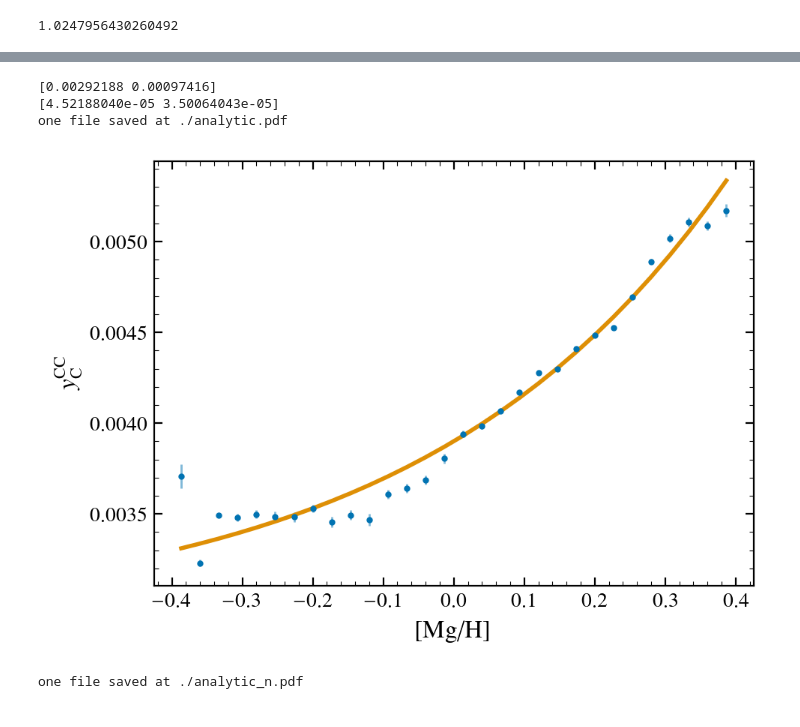
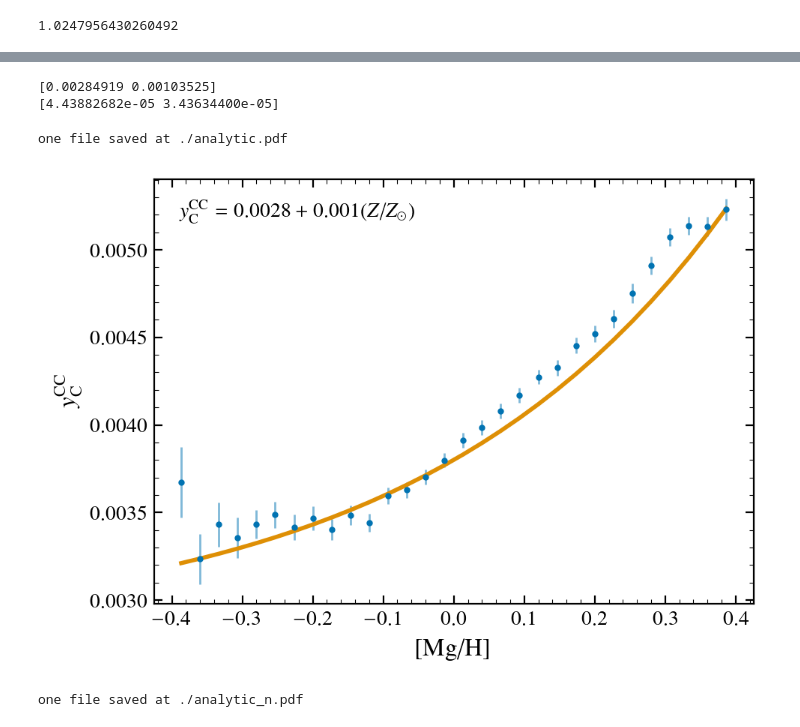
Before and after one commit to aeyobd/surp, a Jupyter notebook: notebooks/equilibrium/Equi-simple.ipynb, the cells around one changed output, grey strips where cells are left out. Saved outputs shown, nothing was run; the diff lists cells and outputs as text; code cells hidden in the pictures.

```diff
--- a/notebooks/equilibrium/Equi-simple.ipynb
+++ b/notebooks/equilibrium/Equi-simple.ipynb
@@ -38,8 +39,9 @@ def binned_stats(x, y, yerr, bins=30, range=(-0.4, 0.4)):
 
     counts, edges, _ = binned_statistic(x, y, bins=bins, range=range, statistic="count")
 
-    means, _, _ = binned_statistic(x, y, bins=bins, range=range, statistic="mean")
-    stds, _, _ = binned_statistic(x, y, bins=bins, range=range, statistic="std")
+    means, _, _ = binned_statistic(x, y, bins=bins, range=range, statistic="median")
+    stds, _, _ = binned_statistic(x, y, bins=bins, range=range,
+                                  statistic=lambda x: scipy.stats.median_abs_deviation(x, scale="normal"))
     disp, _, _ = binned_statistic(x, yerr, bins=bins, range=range,  statistic="median")
     errs = (stds + disp)/counts**0.5
     xs = (edges[:-1] + edges[1:])/2
@@ -121,43 +128,45 @@ vals, bins, counts = cooh_data()
 all_dat = pd.read_csv("../data_analysis/all_data.csv");
 # %%
 def y_mod2(z):
-    return 0.0029 + 0.001*(z/0.014)
+    return 0.0028 + 0.001*(z/0.014)
 # %%
 def y_mod(x, a, b):
     return a + b*10**(x)
 # %%
 # parameters
 sp = arya.Subplot()
 y_o_cc = 0.015
 
 y_c = y_o_cc*aah.bracket_to_abundance(c_o, "C", "O")
 y_c_err = y_c * np.log(10) * c_o_err
 
 y_c_cc = y_c - 3*y_agb(MoverH)
 a,b,c = plt.errorbar(MoverH, y_c_cc, y_c_err, fmt="o", capsize=0, ms=2)
 
 c[0].set_alpha(0.5)
 
 all_dat["y_c"] = y_o_cc*aah.bracket_to_abundance(all_dat["[c/o]"], "C", "O")
 # plt.scatter(all_dat["[o/h]"], all_dat.y_c, s=1)
 
 popt, covt = curve_fit(y_mod, MoverH, y_c_cc)
 
 # plt.plot(fe_h, y_agb(fe_h))
 x_mod = np.linspace(-3, 0.5)
 print(popt)
 print(np.diag(covt)**0.5)
 
 # plt.plot(MoverH, y_mod(MoverH, *popt))
-plt.plot(MoverH, y_mod2(0.014*10**MoverH), lw=2)
+plt.plot(MoverH, y_mod2(0.014*10**MoverH), lw=2, label=r"$y_{\rm C}^{\rm CC} = 0.0028 + 0.001(Z/Z_\odot)$")
 plt.xlabel("[Mg/H]")
+leg = plt.legend(handlelength=0)
+leg.legendHandles[0].set_visible(False)
 plt.ylabel(r"$y_{\rm C}^{\rm CC}$")
 sp.save("analytic.pdf")
 # %% [output]
-[0.00292188 0.00097416]
-[4.52188040e-05 3.50064043e-05]
-one file saved at ./analytic.pdf
+[0.00284919 0.00103525]
+[4.43882682e-05 3.43634400e-05]
+one file saved at ./analytic.pdf
-[figure, old version]
+[figure, new version]
 # %%
 β = 7e-4
 def y_agb_n(monh):
```
Also changed, not shown: parts of 5 cells of this notebook, 26 other files.
